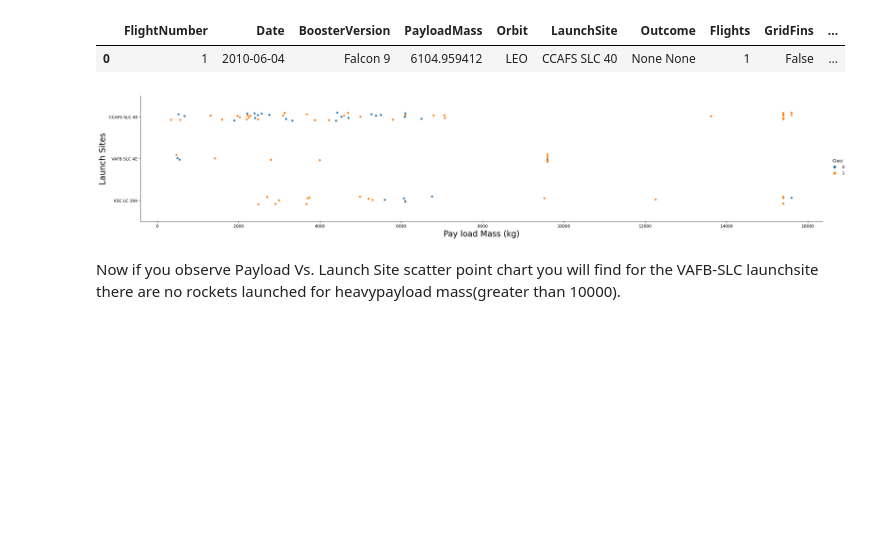
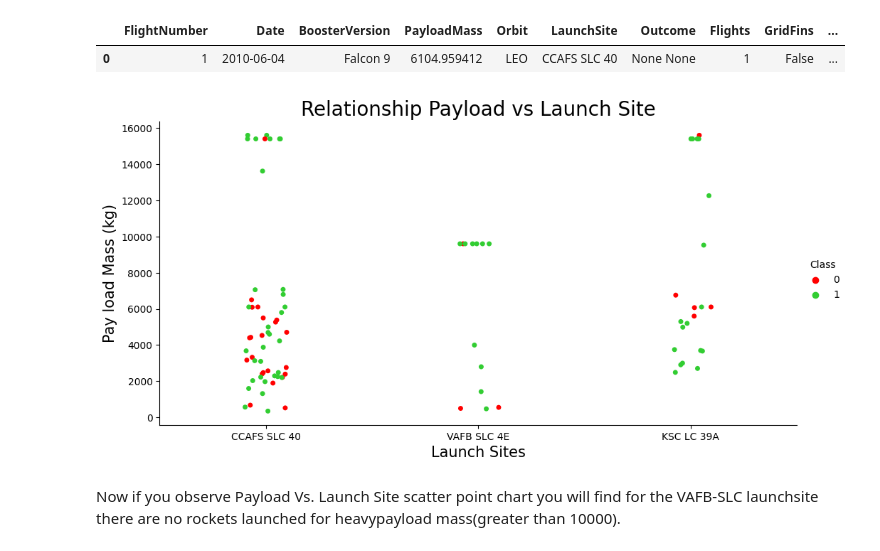
Before and after one commit to Manaoz/IBM_Capstone_Falcon9_Prediction, a Jupyter notebook: 4_jupyter-labs-eda-dataviz-v2.ipynb, the cells around one changed output. Cells and saved outputs as stored; diff of their text form; code cells hidden in the pictures; blank space fills up the shorter version.

```diff
--- a/4_jupyter-labs-eda-dataviz-v2.ipynb
+++ b/4_jupyter-labs-eda-dataviz-v2.ipynb
@@ -76,7 +71,8 @@ First, let's try to see how the `FlightNumber` (indicating the continuous launch
 
 We can plot out the <code>FlightNumber</code> vs. <code>PayloadMass</code>and overlay the outcome of the launch. We see that as the flight number increases, the first stage is more likely to land successfully. The payload mass is also important; it seems the more massive the payload, the less likely the first stage will return.
 # %%
-sns.catplot(y="PayloadMass", x="FlightNumber", hue="Class", data=df, aspect = 5)
+palette = {0: "red", 1: "limegreen"}
+sns.catplot(y="PayloadMass", x="FlightNumber", hue="Class", data=df, aspect = 5,palette=palette)
 plt.xlabel("Flight Number",fontsize=20)
 plt.ylabel("Pay load Mass (kg)",fontsize=20)
 plt.show()
@@ -110,14 +115,14 @@ df.head(1)
 |  | FlightNumber | Date | BoosterVersion | PayloadMass | Orbit | LaunchSite | Outcome | Flights | GridFins | ... |
 | 0 | 1 | 2010-06-04 | Falcon 9 | 6104.959412 | LEO | CCAFS SLC 40 | None None | 1 | False | ... |
 # %%
-# Plot a scatter point chart with x axis to be Pay Load Mass (kg) and y axis to be the launch site, and hue to be the class value
 
-sns.catplot(y="LaunchSite", x="PayloadMass", hue="Class", data=df, aspect = 5)
-plt.xlabel("Pay load Mass (kg)",fontsize=20)
-plt.ylabel("Launch Sites",fontsize=20)
+sns.catplot(y="PayloadMass", x="LaunchSite", hue="Class", data=df, aspect=2, palette=palette)
+plt.xlabel("Launch Sites",fontsize=15)
+plt.ylabel("Pay load Mass (kg)",fontsize=15)
+plt.title('Relationship Payload vs Launch Site',fontsize = 20)
 plt.show()
 # %% [output]
-[figure, old version]
+[figure, new version]
 # %% [markdown]
 Now if you observe Payload Vs. Launch Site scatter point chart you will find for the VAFB-SLC  launchsite there are no  rockets  launched for  heavypayload mass(greater than 10000).
 # %% [markdown]
```
Also changed, not shown: parts of 8 cells of this notebook.
